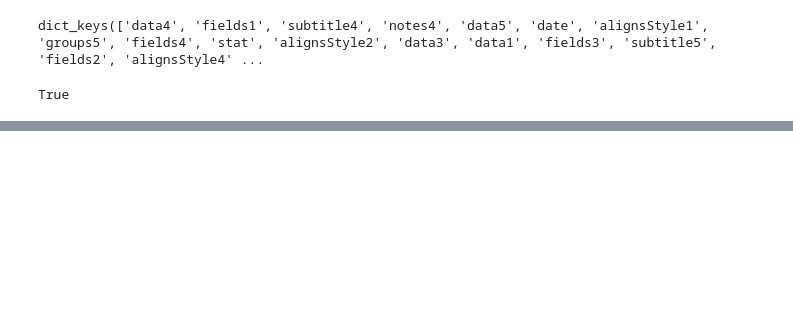
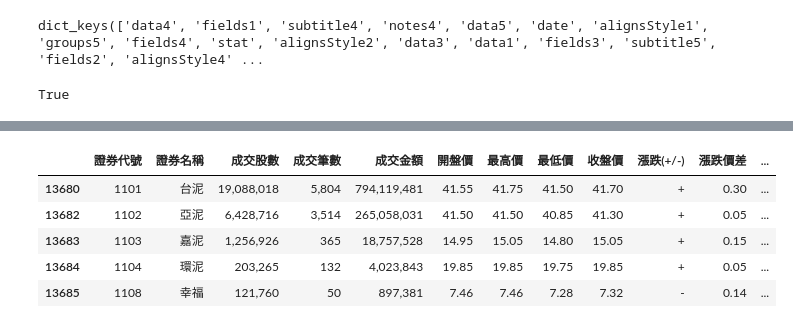
Before and after one commit to wrayz/crawler-house, a Jupyter notebook: 股票/twse股票爬蟲.ipynb, the cells around one changed output, grey strips where cells are left out. Saved outputs shown, nothing was run; the diff lists cells and outputs as text; code cells hidden in the pictures; blank space fills up the shorter version.

```diff
--- a/股票/twse股票爬蟲.ipynb
+++ b/股票/twse股票爬蟲.ipynb
@@ -94,0 +110,2 @@ df.to_csv('{0}.csv'.format(today))
+# %%
+df2 = df2.loc[13680:]
@@ -94,0 +120,9 @@ df.to_csv('{0}.csv'.format(today))
+# %%
+df2.head()
+# %% [output]
+|  | 證券代號 | 證券名稱 | 成交股數 | 成交筆數 | 成交金額 | 開盤價 | 最高價 | 最低價 | 收盤價 | 漲跌(+/-) | 漲跌價差 | ... |
+| 13680 | 1101 | 台泥 | 19,088,018 | 5,804 | 794,119,481 | 41.55 | 41.75 | 41.50 | 41.70 | + | 0.30 | ... |
+| 13682 | 1102 | 亞泥 | 6,428,716 | 3,514 | 265,058,031 | 41.50 | 41.50 | 40.85 | 41.30 | + | 0.05 | ... |
+| 13683 | 1103 | 嘉泥 | 1,256,926 | 365 | 18,757,528 | 14.95 | 15.05 | 14.80 | 15.05 | + | 0.15 | ... |
+| 13684 | 1104 | 環泥 | 203,265 | 132 | 4,023,843 | 19.85 | 19.85 | 19.75 | 19.85 | + | 0.05 | ... |
+| 13685 | 1108 | 幸福 | 121,760 | 50 | 897,381 | 7.46 | 7.46 | 7.28 | 7.32 | - | 0.14 | ... |
```
Also changed, not shown: parts of 7 cells of this notebook, 1 other file.
